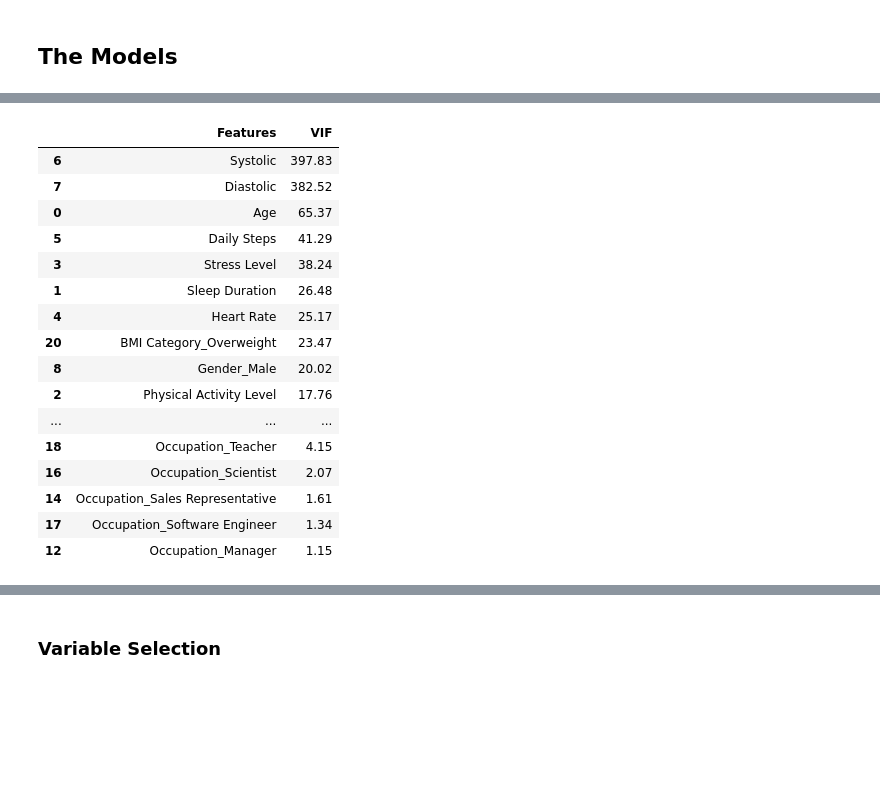
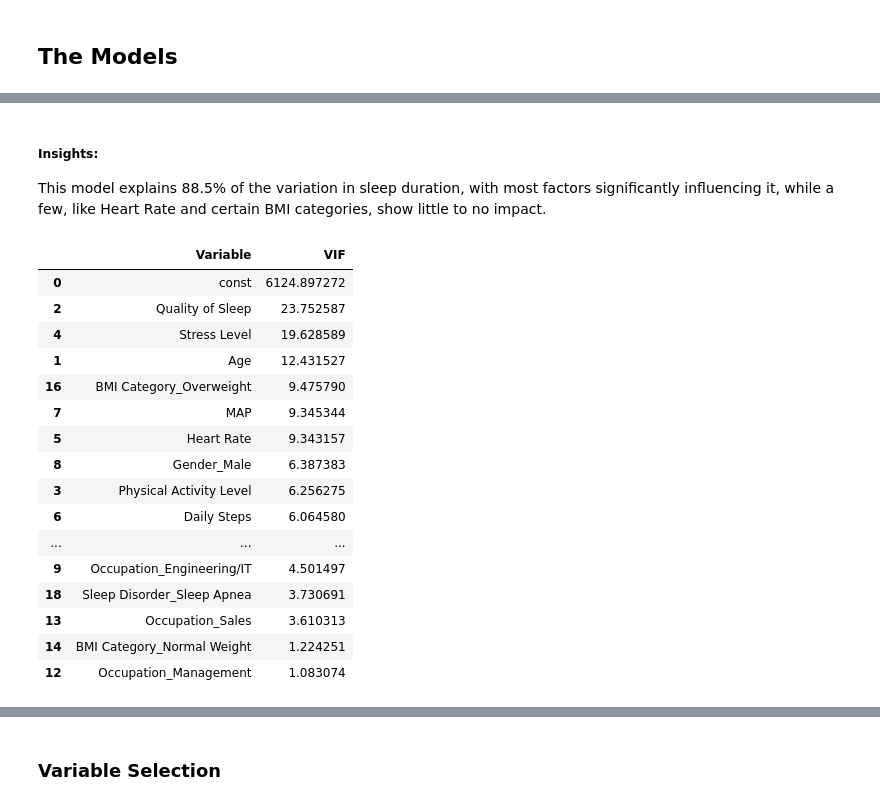
Before and after one commit to AzlinRusnan/Sleep_Quality_Analysis, a Jupyter notebook: Sleep_Duration_vs_Quality.ipynb, the cells around one changed output, grey strips where cells are left out. Saved outputs shown, nothing was run; the diff lists cells and outputs as text; code cells hidden in the pictures; blank space fills up the shorter version.

```diff
--- a/Sleep_Duration_vs_Quality.ipynb
+++ b/Sleep_Duration_vs_Quality.ipynb
@@ -116,2 +109,3 @@ To standardize the "BMI Category" so that both "Normal" and "Normal Weight" are
 # %%
-df['BMI Category'] = df['BMI Category'].replace('Normal Weight','Normal')
+df['Occupation'].replace({'Sales Representative': 'Salesperson'}, inplace=True)
+df['BMI Category'].replace({'Normal Weight','Normal'}, inplace=True)
@@ -142,13 +153,15 @@ data[['Systolic', 'Diastolic']].head()
 # %%
 # Drop unnecessary columns and encode categorical variables
-data_new = data.drop(columns=['Person ID'])
-data_new = pd.get_dummies(data_new, drop_first=True)
+# Drop columns multiple column
+df = df.drop(['Person ID', 'Blood Pressure'], axis=1)
+
+df = pd.get_dummies(df, drop_first=True)
 
 # Convert all boolean columns to integer (1 for True, 0 for False)
-data_new = data_new.apply(lambda x: x.astype(int) if x.dtype == 'bool' else x)
+df = df.apply(lambda x: x.astype(int) if x.dtype == 'bool' else x)
 
 
-data_new
+df
 # %% [output]
 |  | Age | Sleep Duration | Quality of Sleep | Physical Activity Level | Stress Level | Heart Rate | ... |
 | 0 | 27 | 6.1 | 6 | 42 | 6 | 77 | ... |
@@ -213,17 +219,18 @@ import statsmodels.api as sm
 # %%
-X = data_new.drop(columns=['Quality of Sleep'])
-y = data_new['Quality of Sleep']
+X = df.drop(columns=['Sleep Duration'])
+y = df['Sleep Duration']
 
 # Split the data into training and testing sets
 X_train, X_test, y_train, y_test = train_test_split(X, y, test_size=0.2, random_state=42)
 # %%
-X_ols = sm.add_constant(X)
+# Add a constant to the independent variables matrix for the intercept term
+X_const = add_constant(X)
 
-# Fit the OLS model
-ols_model = sm.OLS(y, X_ols).fit()
+# Fit the Multiple Linear Regression model
+model = sm.OLS(y, X_const).fit()
 
-# Display the summary of the OLS model, including coefficients, p-values, and other statistics
-ols_summary = ols_model.summary()
-ols_summary
+# Display the summary of the model
+model_summary = model.summary()
+model_summary
 # %% [output]
 OLS Regression Results
@@ -261,27 +270,29 @@ Notes:
+# %% [markdown]
+##### **Insights:**
+
+This model explains 88.5% of the variation in sleep duration, with most factors significantly influencing it, while a few, like Heart Rate and certain BMI categories, show little to no impact.
 # %%
-from statsmodels.stats.outliers_influence import variance_inflation_factor
+# Calculate VIF for each feature
+vif_data = pd.DataFrame()
+vif_data["Variable"] = X_const.columns
+vif_data["VIF"] = [variance_inflation_factor(X_const.values, i) for i in range(X_const.shape[1])]
 
-vif = pd.DataFrame()
-vif['Features'] = X_train.columns
-vif['VIF'] = [variance_inflation_factor(X_train.values, i) for i in range(X_train.shape[1])]
-vif['VIF'] = round(vif['VIF'], 2)
-vif = vif.sort_values(by = "VIF", ascending = False)
-vif
+vif_data.sort_values(by="VIF", ascending=False)
 # %% [output]
-|  | Features | VIF |
-| 6 | Systolic | 397.83 |
-| 7 | Diastolic | 382.52 |
-| 0 | Age | 65.37 |
-| 5 | Daily Steps | 41.29 |
-| 3 | Stress Level | 38.24 |
-| 1 | Sleep Duration | 26.48 |
-| 4 | Heart Rate | 25.17 |
-| 20 | BMI Category_Overweight | 23.47 |
-| 8 | Gender_Male | 20.02 |
-| 2 | Physical Activity Level | 17.76 |
+|  | Variable | VIF |
+| 0 | const | 6124.897272 |
+| 2 | Quality of Sleep | 23.752587 |
+| 4 | Stress Level | 19.628589 |
+| 1 | Age | 12.431527 |
+| 16 | BMI Category_Overweight | 9.475790 |
+| 7 | MAP | 9.345344 |
+| 5 | Heart Rate | 9.343157 |
+| 8 | Gender_Male | 6.387383 |
+| 3 | Physical Activity Level | 6.256275 |
+| 6 | Daily Steps | 6.064580 |
 | ... | ... | ... |
-| 18 | Occupation_Teacher | 4.15 |
-| 16 | Occupation_Scientist | 2.07 |
-| 14 | Occupation_Sales Representative | 1.61 |
-| 17 | Occupation_Software Engineer | 1.34 |
-| 12 | Occupation_Manager | 1.15 |
+| 9 | Occupation_Engineering/IT | 4.501497 |
+| 18 | Sleep Disorder_Sleep Apnea | 3.730691 |
+| 13 | Occupation_Sales | 3.610313 |
+| 14 | BMI Category_Normal Weight | 1.224251 |
+| 12 | Occupation_Management | 1.083074 |
```
Also changed, not shown: parts of 43 cells of this notebook.
